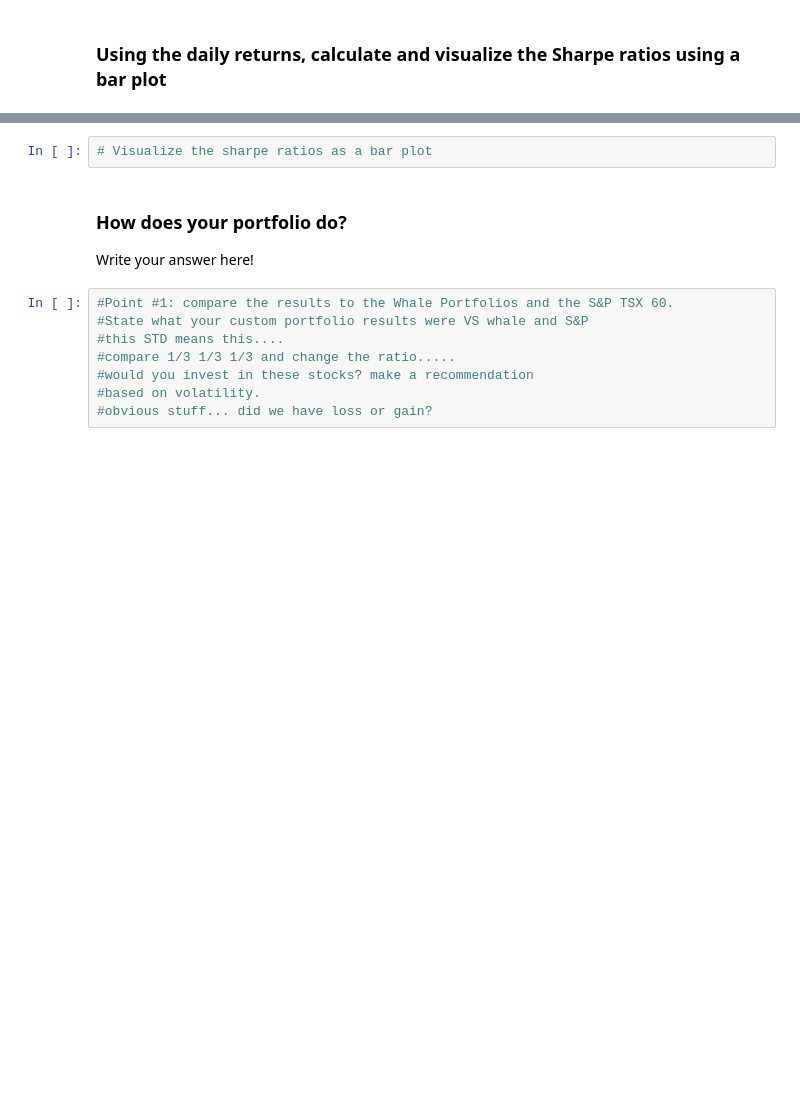
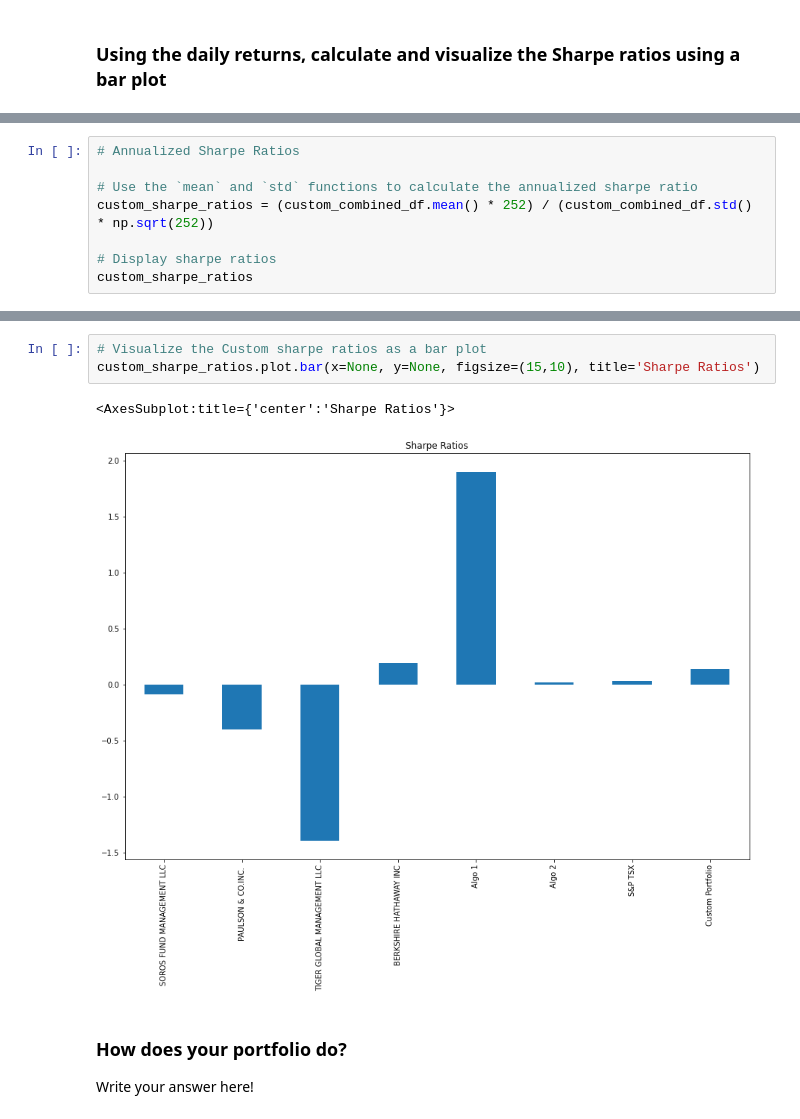
Before and after one commit to benjaminweymouth/a_whale_off_-the_portfolio, a Jupyter notebook: whale_analysis.ipynb, the cells around one changed output, grey strips where cells are left out. Saved outputs shown, nothing was run; the diff lists cells and outputs as text; blank space fills up the shorter version.

```diff
--- a/whale_analysis.ipynb
+++ b/whale_analysis.ipynb
@@ -859,0 +862,8 @@ cust_algo_rolling_beta.plot(figsize=(15,10), title='Beta for Custom Portfolio vs
+# %%
+# Annualized Sharpe Ratios
+
+# Use the `mean` and `std` functions to calculate the annualized sharpe ratio
+custom_sharpe_ratios = (custom_combined_df.mean() * 252) / (custom_combined_df.std() * np.sqrt(252))
+
+# Display sharpe ratios
+custom_sharpe_ratios
@@ -860,14 +880,10 @@ cust_algo_rolling_beta.plot(figsize=(15,10), title='Beta for Custom Portfolio vs
 # %%
-# Visualize the sharpe ratios as a bar plot
+# Visualize the Custom sharpe ratios as a bar plot
+custom_sharpe_ratios.plot.bar(x=None, y=None, figsize=(15,10), title='Sharpe Ratios')
+# %% [output]
+<AxesSubplot:title={'center':'Sharpe Ratios'}>
+[figure, added]
 # %% [markdown]
 ### How does your portfolio do?
 
 Write your answer here!
-# %%
-#Point #1: compare the results to the Whale Portfolios and the S&P TSX 60.
-#State what your custom portfolio results were VS whale and S&P
-#this STD means this....
-#compare 1/3 1/3 1/3 and change the ratio.....
-#would you invest in these stocks? make a recommendation
-#based on volatility.
-#obvious stuff... did we have loss or gain?
```
Also changed, not shown: parts of 9 cells of this notebook.
